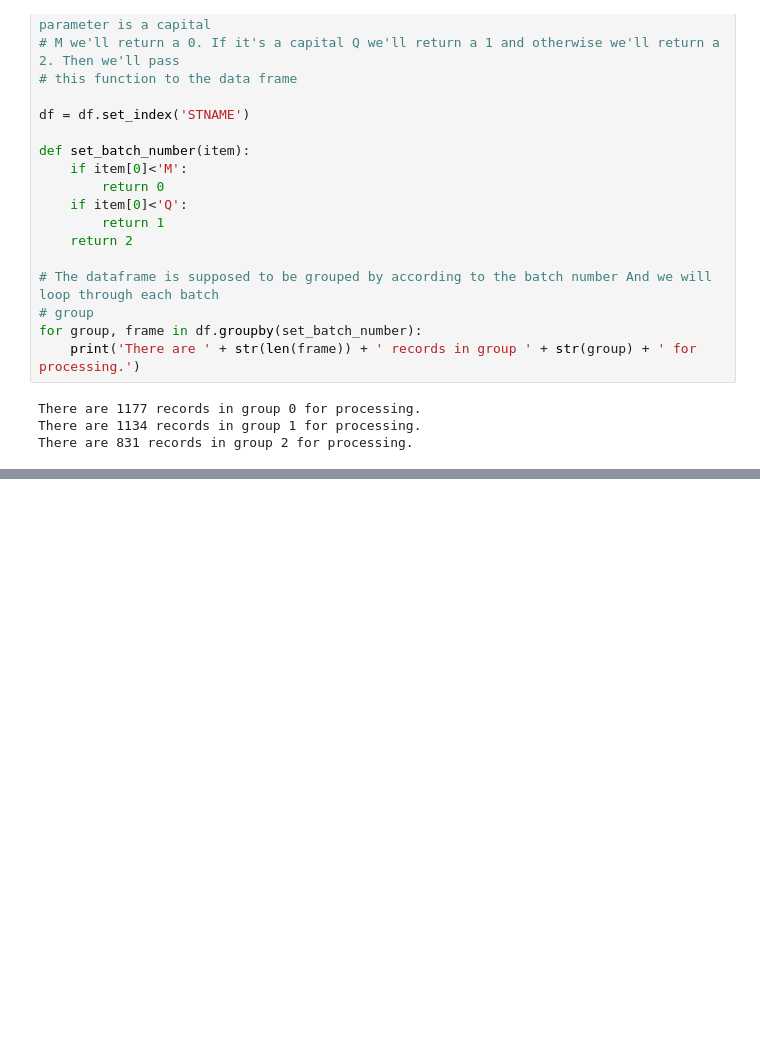
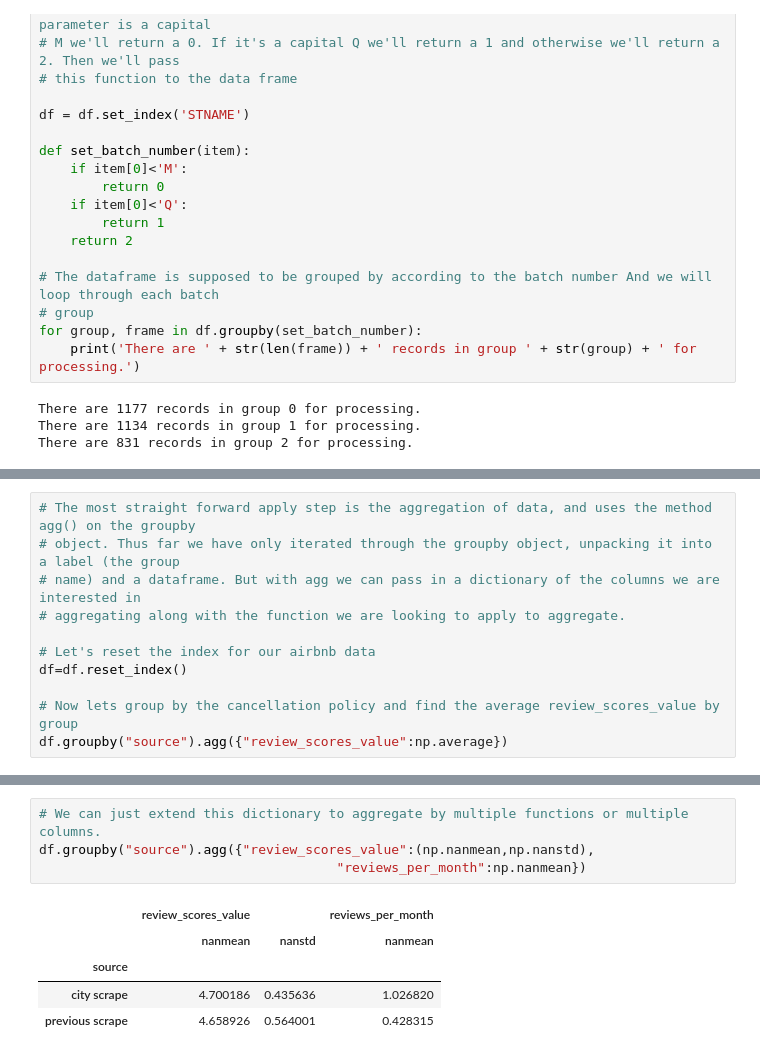
Before and after one commit to al102030/Machine-Learning-Course-C1, a Jupyter notebook: Part3-Files/GroupBy_ed.ipynb, the cells around one changed output, grey strips where cells are left out. Saved outputs shown, nothing was run; the diff lists cells and outputs as text; blank space fills up the shorter version.

```diff
--- a/Part3-Files/GroupBy_ed.ipynb
+++ b/Part3-Files/GroupBy_ed.ipynb
@@ -126,0 +208,11 @@ There are 831 records in group 2 for processing.
+# %%
+# The most straight forward apply step is the aggregation of data, and uses the method agg() on the groupby
+# object. Thus far we have only iterated through the groupby object, unpacking it into a label (the group
+# name) and a dataframe. But with agg we can pass in a dictionary of the columns we are interested in
+# aggregating along with the function we are looking to apply to aggregate.
+
+# Let's reset the index for our airbnb data
+df=df.reset_index()
+
+# Now lets group by the cancellation policy and find the average review_scores_value by group
+df.groupby("source").agg({"review_scores_value":np.average})
@@ -126,0 +233,10 @@ There are 831 records in group 2 for processing.
+# %%
+# We can just extend this dictionary to aggregate by multiple functions or multiple columns.
+df.groupby("source").agg({"review_scores_value":(np.nanmean,np.nanstd),
+                                      "reviews_per_month":np.nanmean})
+# %% [output]
+|  | review_scores_value |  | reviews_per_month |
+|  | nanmean | nanstd | nanmean |
+| source |  |  |  |
+| city scrape | 4.700186 | 0.435636 | 1.026820 |
+| previous scrape | 4.658926 | 0.564001 | 0.428315 |
```
Also changed, not shown: parts of 14 cells of this notebook, 2 other files.
